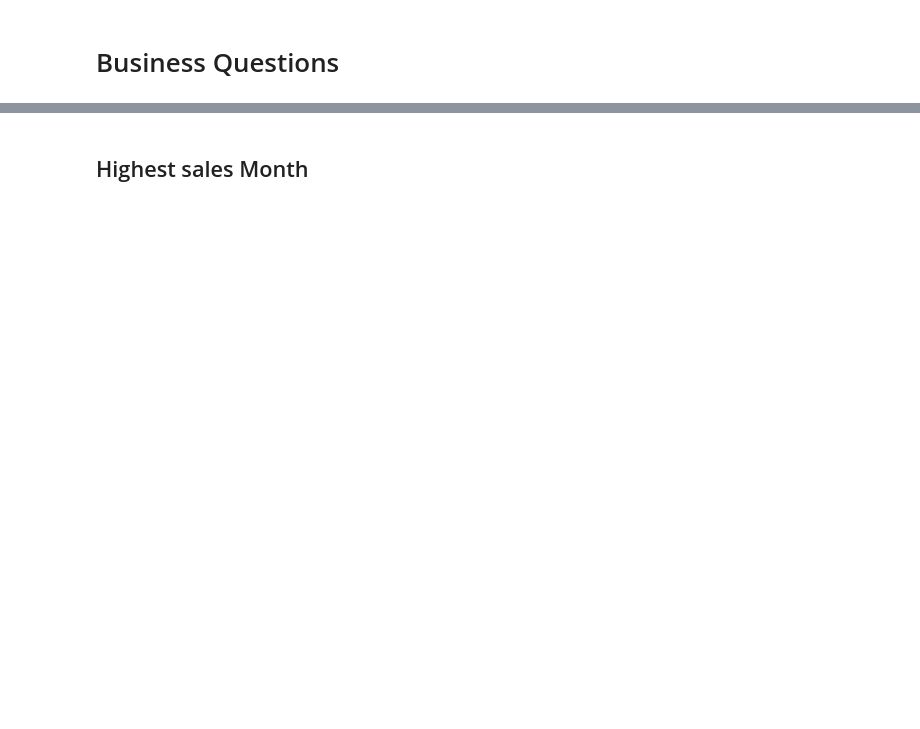
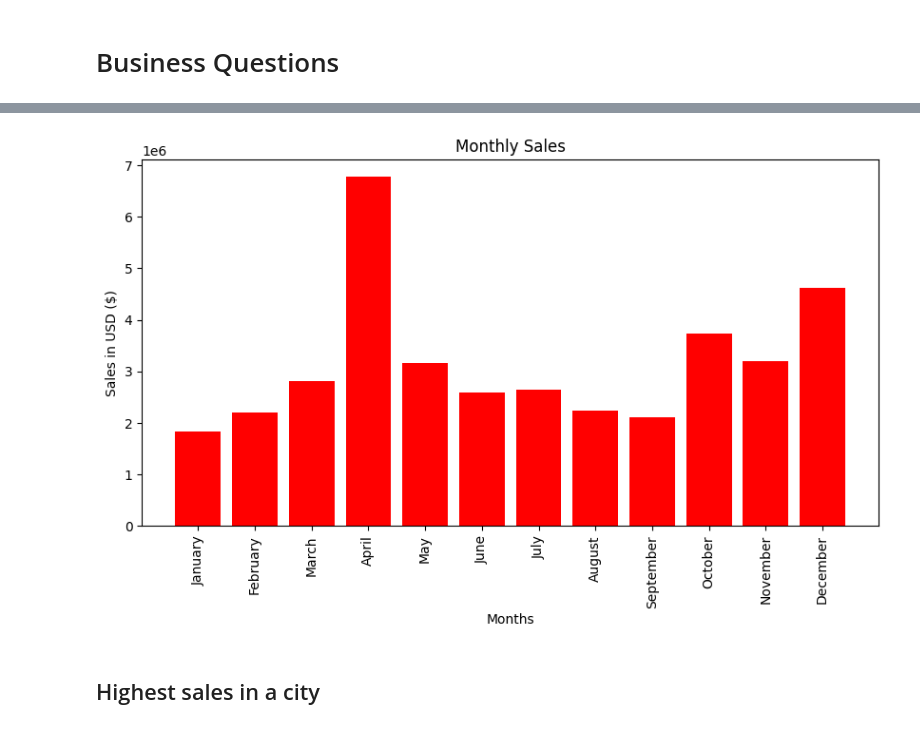
Before and after one commit to awais345/Exploratory_Data_Analysis_Sales, a Jupyter notebook: Exploratory_Data_Analysis_Sales.ipynb, the cells around one changed output, grey strips where cells are left out. Saved outputs shown, nothing was run; the diff lists cells and outputs as text; code cells hidden in the pictures; blank space fills up the shorter version.

```diff
--- a/Exploratory_Data_Analysis_Sales.ipynb
+++ b/Exploratory_Data_Analysis_Sales.ipynb
@@ -295,2 +340,13 @@ df2.head()
+# %%
+#plot sales bar graph with
+plt.figure(figsize=(10,5))
+plt.bar(Monthly_Sales.index, Monthly_Sales['Sales'], color='r')
+plt.xticks(rotation=90)
+plt.xlabel('Months')
+plt.ylabel('Sales in USD ($)')
+plt.title('Monthly Sales')
+plt.show()
+# %% [output]
+[figure, added]
 # %% [markdown]
-## Highest sales Month
+## Highest sales in a city
```
Also changed, not shown: parts of 7 cells of this notebook.
